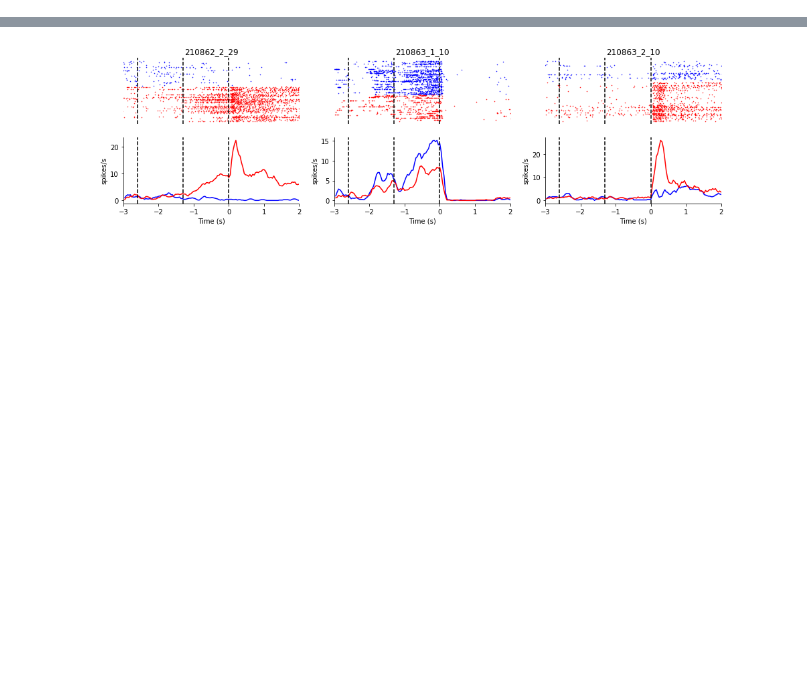
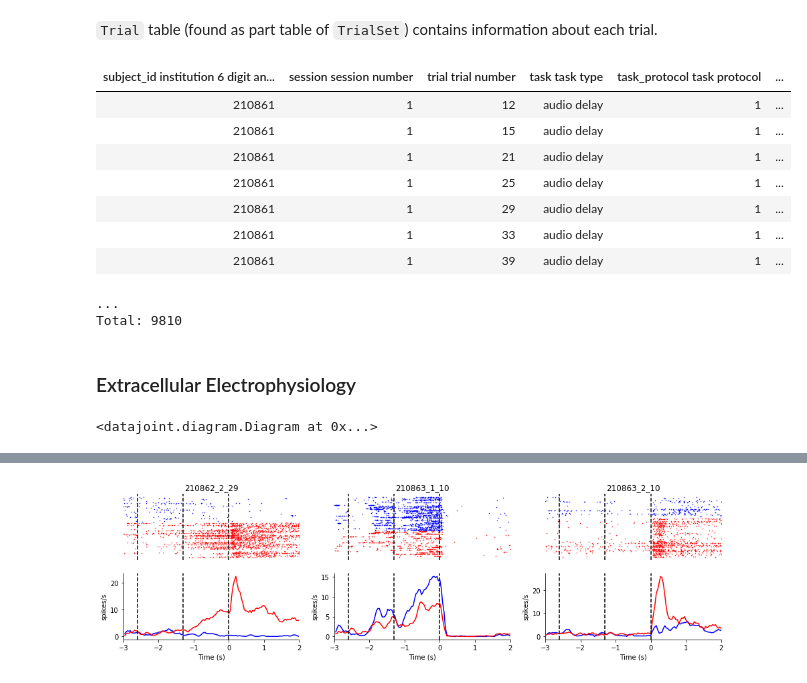
Before and after one commit to ttngu207/Li-2015a, a Jupyter notebook: notebooks/Li-2015-demo.ipynb, the cells around one changed output, grey strips where cells are left out. Saved outputs shown, nothing was run; the diff lists cells and outputs as text; code cells hidden in the pictures; blank space fills up the shorter version.

```diff
--- a/notebooks/Li-2015-demo.ipynb
+++ b/notebooks/Li-2015-demo.ipynb
@@ -53,0 +95,23 @@ ephys_erd
+# %% [markdown]
+`Trial` table (found as part table of `TrialSet`) contains information about each trial.
+# %%
+experiment.BehaviorTrial * experiment.PhotostimTrial
+# %% [output]
+| subject_id institution 6 digit an... | session session number | trial trial number | task task type | task_protocol task protocol | ... |
+| 210861 | 1 | 12 | audio delay | 1 | ... |
+| 210861 | 1 | 15 | audio delay | 1 | ... |
+| 210861 | 1 | 21 | audio delay | 1 | ... |
+| 210861 | 1 | 25 | audio delay | 1 | ... |
+| 210861 | 1 | 29 | audio delay | 1 | ... |
+| 210861 | 1 | 33 | audio delay | 1 | ... |
+| 210861 | 1 | 39 | audio delay | 1 | ... |
+...
+Total: 9810
+# %% [markdown]
+### Extracellular Electrophysiology
+# %%
+(dj.Diagram(experiment.Session) + lab.Subject + ephys.ProbeInsertion
+ + (dj.Diagram(ephys.Unit) - 1) + lab.Probe + lab.ProbeType + lab.ElectrodeConfig
+ + lab.BrainArea + lab.Hemisphere + ephys.ProbeInsertion.InsertionLocation + ephys.LFP + ephys.LFP.Channel)
+# %% [output]
+<datajoint.diagram.Diagram at 0x...>
```
Also changed, not shown: parts of 38 cells of this notebook, 8 other files.
